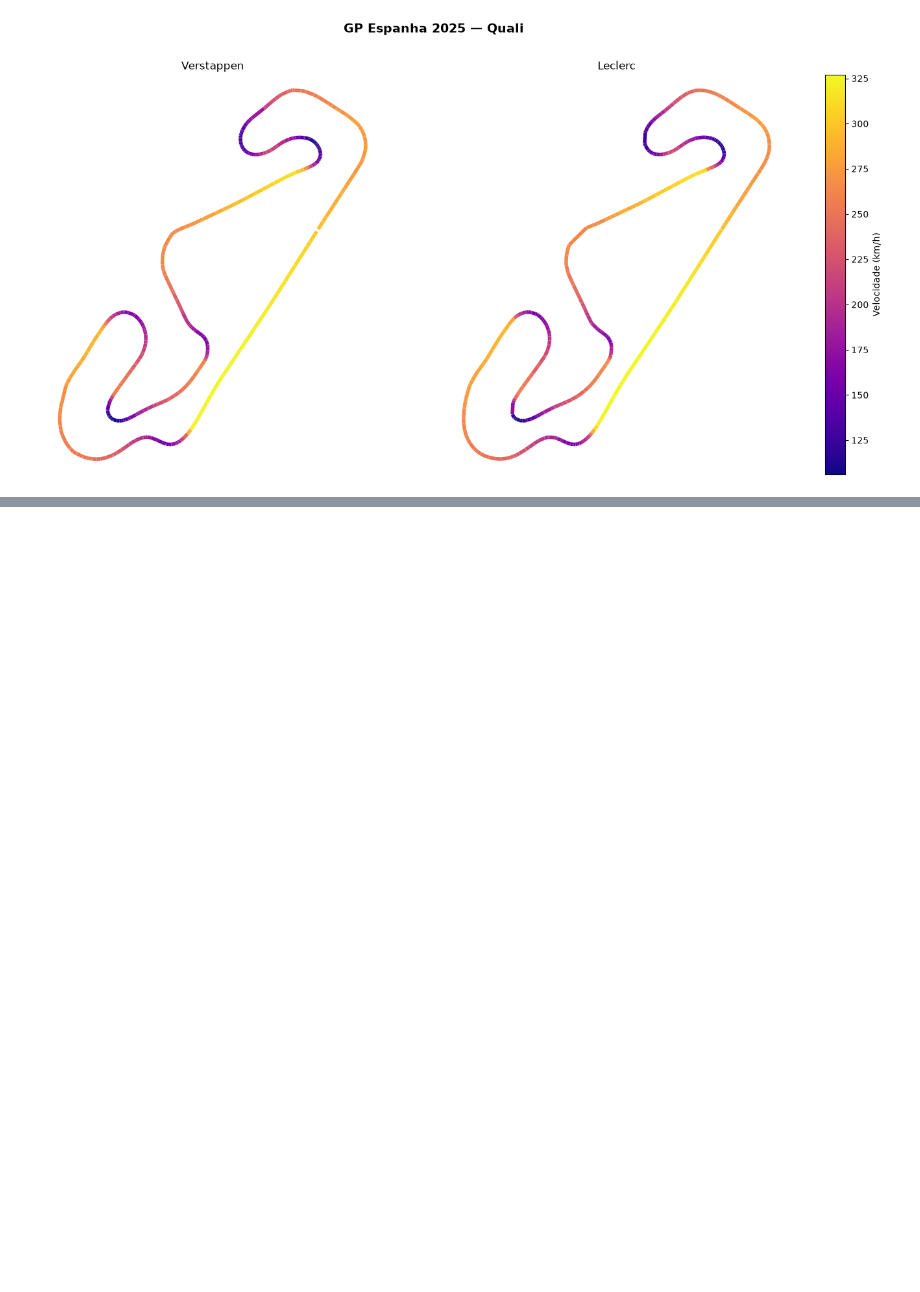
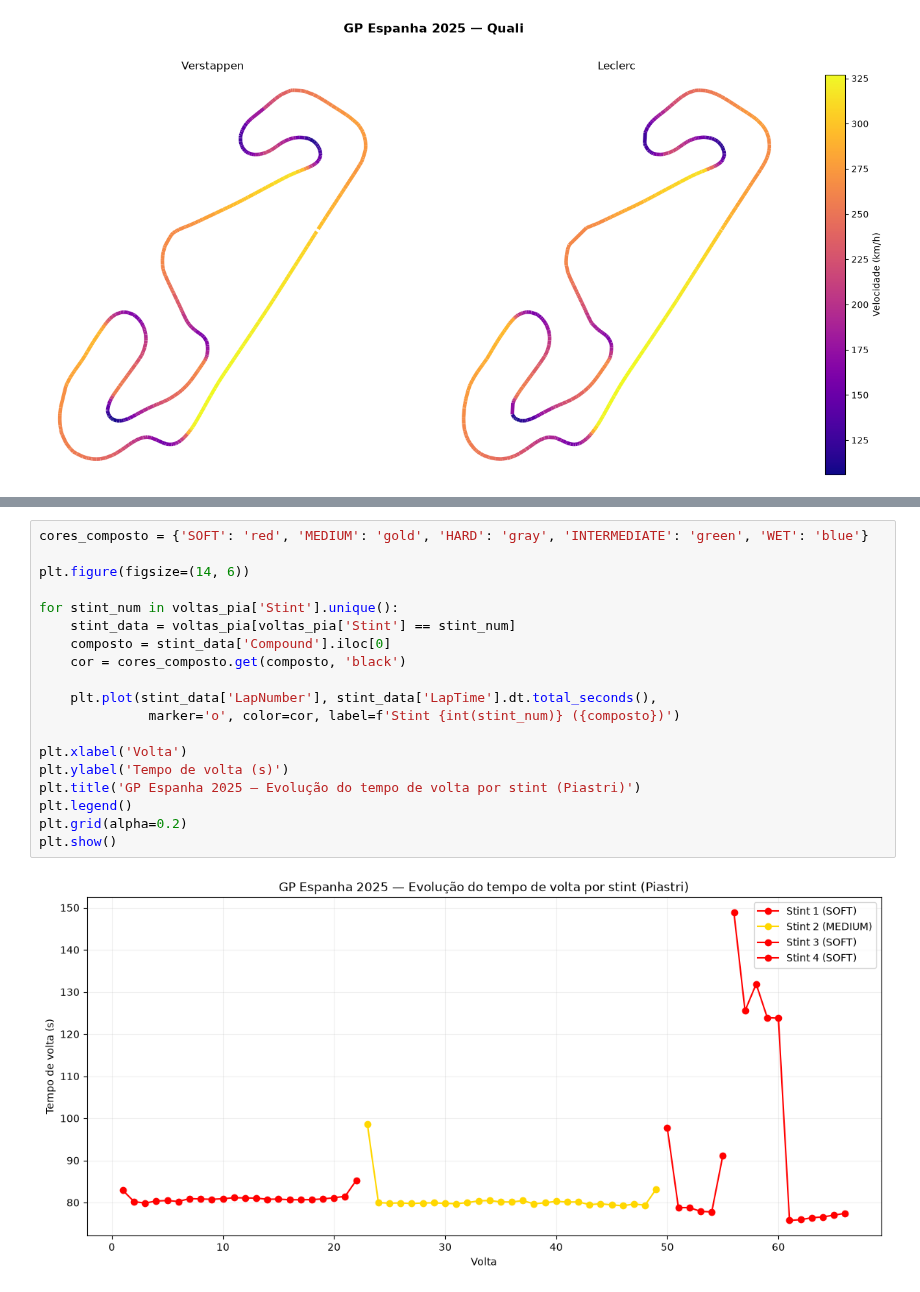
Before and after one commit to Mazzoni-mat-ap/telemetria-f1, a Jupyter notebook: MODULO1.ipynb, the cells around one changed output, grey strips where cells are left out. Cells and saved outputs as stored; diff of their text form; blank space fills up the shorter version.

```diff
--- a/MODULO1.ipynb
+++ b/MODULO1.ipynb
@@ -318,0 +352,21 @@ comparar_mapas_velocidade(tel_ver, tel_lec, 'Verstappen', 'Leclerc',
+# %%
+cores_composto = {'SOFT': 'red', 'MEDIUM': 'gold', 'HARD': 'gray', 'INTERMEDIATE': 'green', 'WET': 'blue'}
+
+plt.figure(figsize=(14, 6))
+
+for stint_num in voltas_pia['Stint'].unique():
+    stint_data = voltas_pia[voltas_pia['Stint'] == stint_num]
+    composto = stint_data['Compound'].iloc[0]
+    cor = cores_composto.get(composto, 'black')
+
+    plt.plot(stint_data['LapNumber'], stint_data['LapTime'].dt.total_seconds(),
+              marker='o', color=cor, label=f'Stint {int(stint_num)} ({composto})')
+
+plt.xlabel('Volta')
+plt.ylabel('Tempo de volta (s)')
+plt.title('GP Espanha 2025 — Evolução do tempo de volta por stint (Piastri)')
+plt.legend()
+plt.grid(alpha=0.2)
+plt.show()
+# %% [output]
+[figure, added]
```
Also changed, not shown: parts of 5 cells of this notebook.
